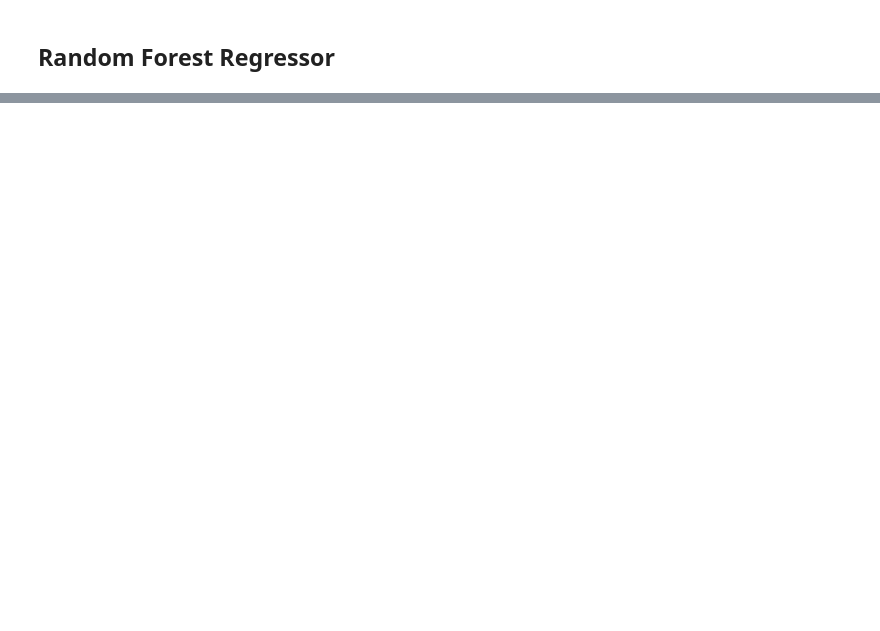
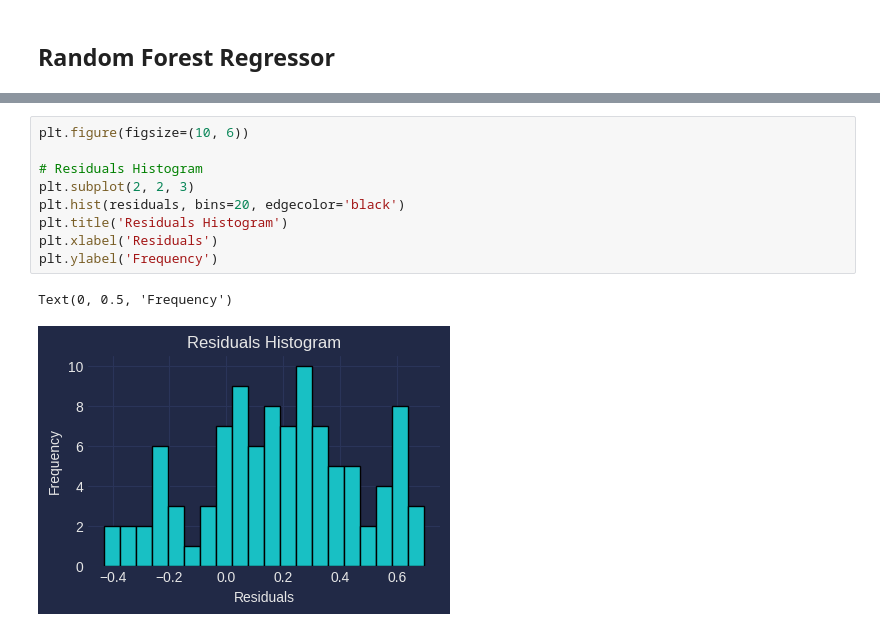
Before and after one commit to bernicelau430/Time_Series_Forecasting_for_Stock_Analysis, a Jupyter notebook: RandomForest.ipynb, the cells around one changed output, grey strips where cells are left out. Drawn from its saved outputs; the diff is of its cells as text; blank space fills up the shorter version.

```diff
--- a/RandomForest.ipynb
+++ b/RandomForest.ipynb
@@ -85,0 +188,12 @@ x_train.shape
+# %%
+plt.figure(figsize=(10, 6))
+
+# Residuals Histogram
+plt.subplot(2, 2, 3)
+plt.hist(residuals, bins=20, edgecolor='black')
+plt.title('Residuals Histogram')
+plt.xlabel('Residuals')
+plt.ylabel('Frequency')
+# %% [output]
+Text(0, 0.5, 'Frequency')
+[figure, added]
```
Also changed, not shown: parts of 10 cells of this notebook.
